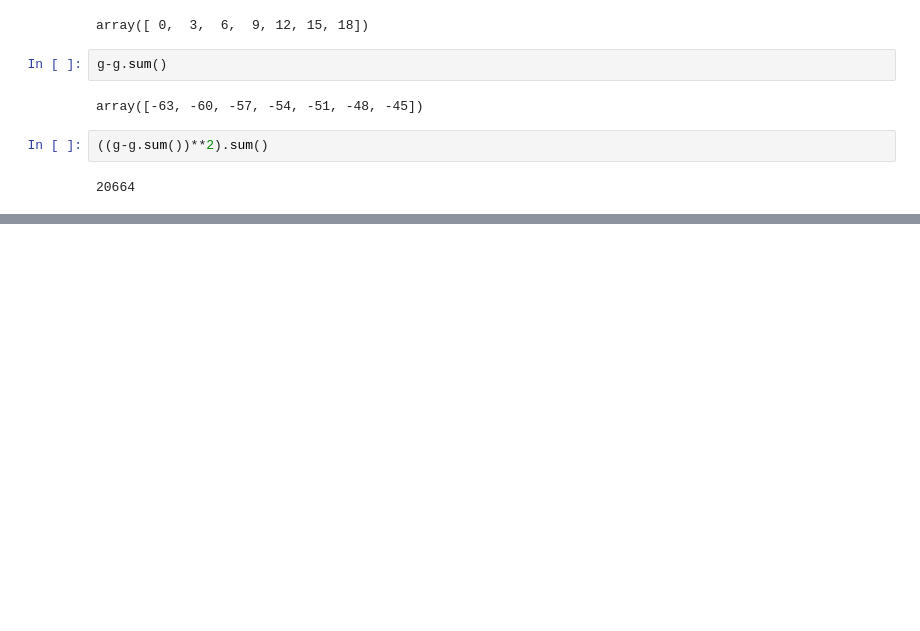
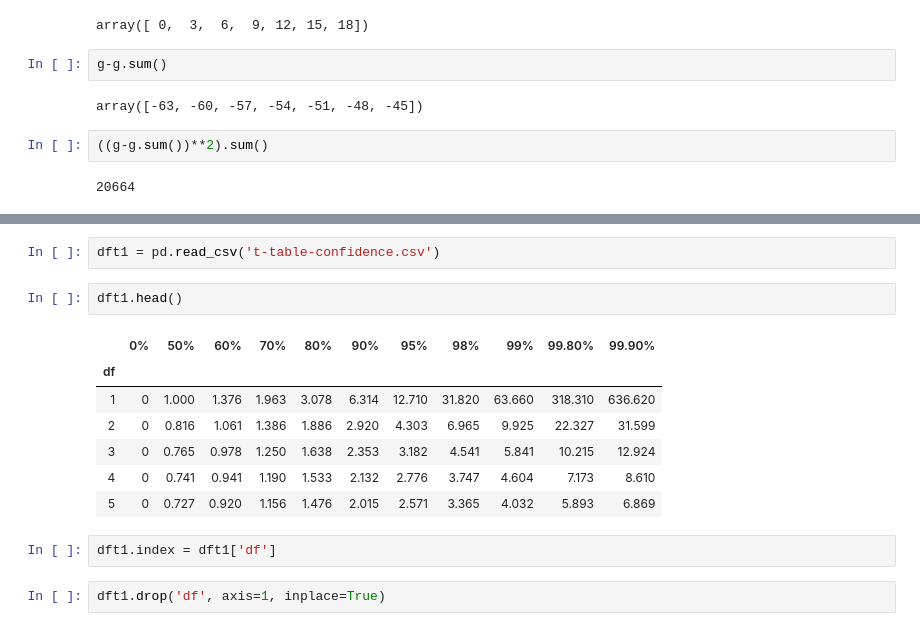
Before and after one commit to amitsanger3/frequency_distribution, a Jupyter notebook: stat2.ipynb, the cells around one changed output, grey strips where cells are left out. Saved outputs shown, nothing was run; the diff lists cells and outputs as text; blank space fills up the shorter version.

```diff
--- a/stat2.ipynb
+++ b/stat2.ipynb
@@ -484,0 +643,16 @@ array([-63, -60, -57, -54, -51, -48, -45])
+# %%
+dft1 = pd.read_csv('t-table-confidence.csv')
+# %%
+dft1.head()
+# %% [output]
+|  | 0% | 50% | 60% | 70% | 80% | 90% | 95% | 98% | 99% | 99.80% | 99.90% |
+| df |  |  |  |  |  |  |  |  |  |  |  |
+| 1 | 0 | 1.000 | 1.376 | 1.963 | 3.078 | 6.314 | 12.710 | 31.820 | 63.660 | 318.310 | 636.620 |
+| 2 | 0 | 0.816 | 1.061 | 1.386 | 1.886 | 2.920 | 4.303 | 6.965 | 9.925 | 22.327 | 31.599 |
+| 3 | 0 | 0.765 | 0.978 | 1.250 | 1.638 | 2.353 | 3.182 | 4.541 | 5.841 | 10.215 | 12.924 |
+| 4 | 0 | 0.741 | 0.941 | 1.190 | 1.533 | 2.132 | 2.776 | 3.747 | 4.604 | 7.173 | 8.610 |
+| 5 | 0 | 0.727 | 0.920 | 1.156 | 1.476 | 2.015 | 2.571 | 3.365 | 4.032 | 5.893 | 6.869 |
+# %%
+dft1.index = dft1['df']
+# %%
+dft1.drop('df', axis=1, inplace=True)
```
Also changed, not shown: parts of 21 cells of this notebook, 7 other files.
